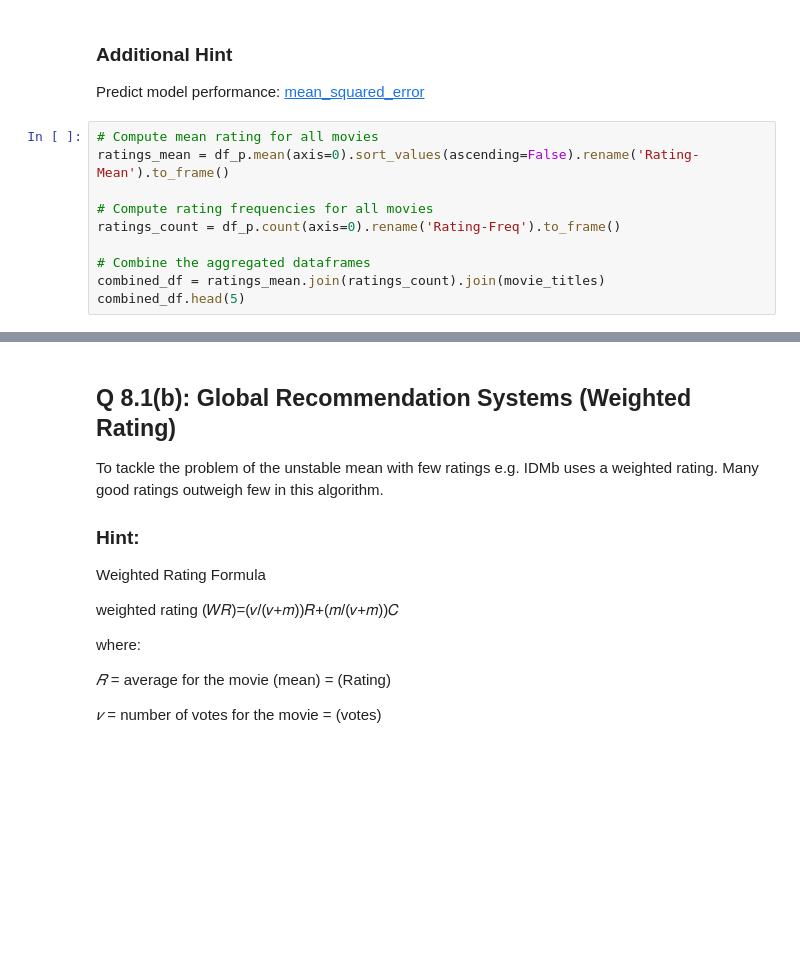
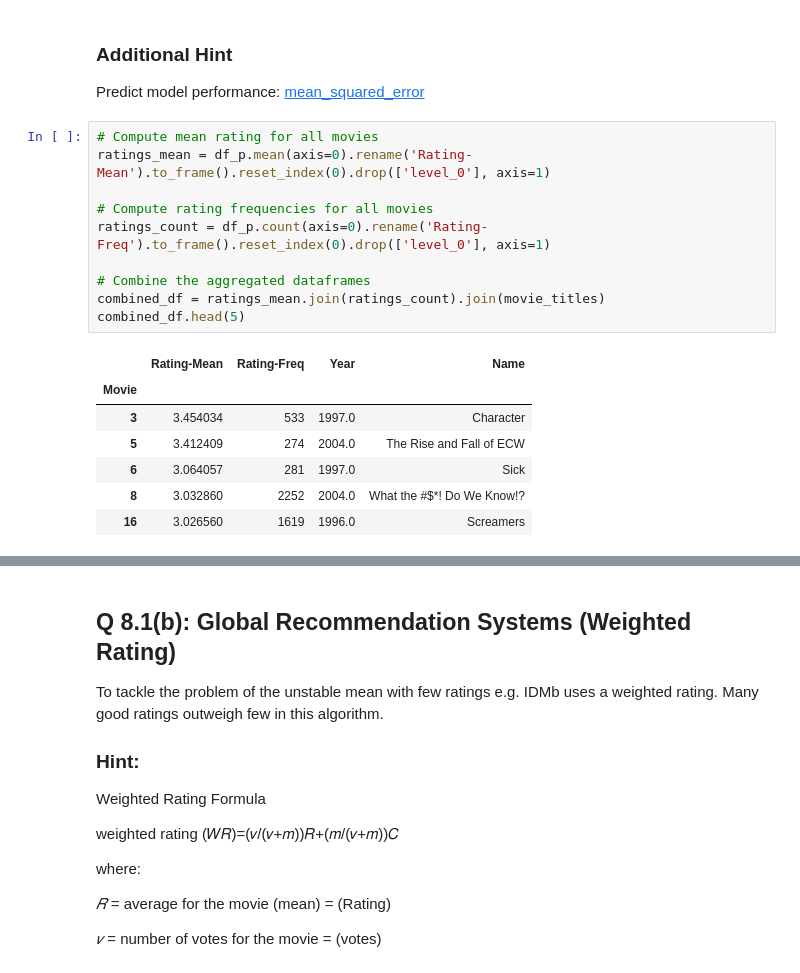
Before and after one commit to kristenvonbecker/miniproject-17.4, a Jupyter notebook: Mini_Project_Recommendation_Systems.ipynb, the cells around one changed output, grey strips where cells are left out. Saved outputs shown, nothing was run; the diff lists cells and outputs as text; blank space fills up the shorter version.

```diff
--- a/Mini_Project_Recommendation_Systems.ipynb
+++ b/Mini_Project_Recommendation_Systems.ipynb
@@ -395,14 +400,22 @@ It has to be noted that this approach is biased and favours movies with fewer ra
 Predict model performance: [mean_squared_error](https://scikit-learn.org/stable/modules/generated/sklearn.metrics.mean_squared_error.html)
 # %%
 # Compute mean rating for all movies
-ratings_mean = df_p.mean(axis=0).sort_values(ascending=False).rename('Rating-Mean').to_frame()
+ratings_mean = df_p.mean(axis=0).rename('Rating-Mean').to_frame().reset_index(0).drop(['level_0'], axis=1)
 
 # Compute rating frequencies for all movies
-ratings_count = df_p.count(axis=0).rename('Rating-Freq').to_frame()
+ratings_count = df_p.count(axis=0).rename('Rating-Freq').to_frame().reset_index(0).drop(['level_0'], axis=1)
 
 # Combine the aggregated dataframes
 combined_df = ratings_mean.join(ratings_count).join(movie_titles)
 combined_df.head(5)
+# %% [output]
+|  | Rating-Mean | Rating-Freq | Year | Name |
+| Movie |  |  |  |  |
+| 3 | 3.454034 | 533 | 1997.0 | Character |
+| 5 | 3.412409 | 274 | 2004.0 | The Rise and Fall of ECW |
+| 6 | 3.064057 | 281 | 1997.0 | Sick |
+| 8 | 3.032860 | 2252 | 2004.0 | What the #$*! Do We Know!? |
+| 16 | 3.026560 | 1619 | 1996.0 | Screamers |
 # %%
 # Join labels and predictions based on mean movie rating
 predictions_df = df_test.set_index('Movie').join(ratings_mean)
```
Also changed, not shown: parts of 8 cells of this notebook.
